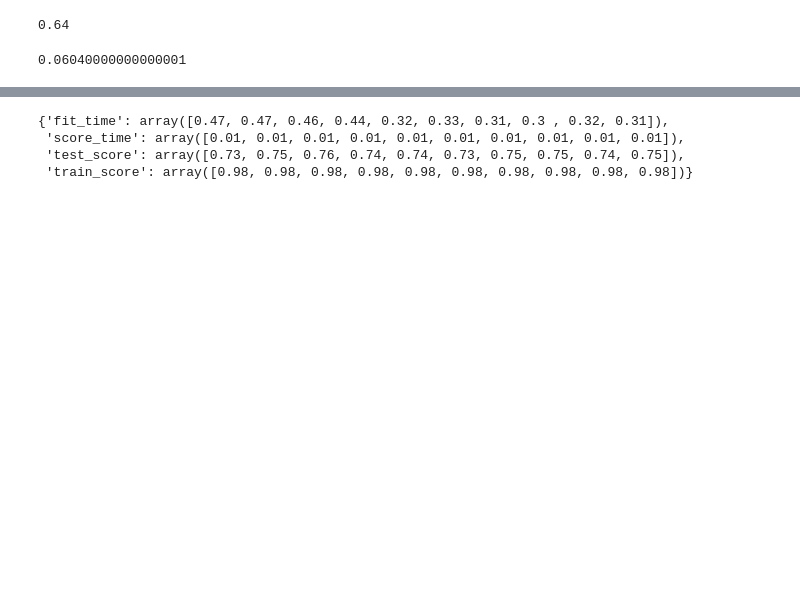
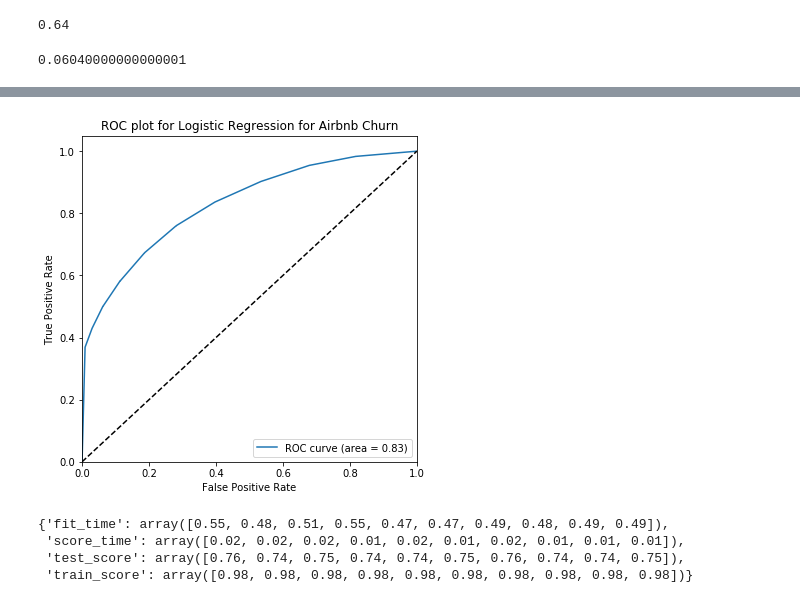
Before and after one commit to hyphaebeast/debugging-data-science, a Jupyter notebook: notebooks/airbnb_churn-part1.ipynb, the cells around one changed output, grey strips where cells are left out. Saved outputs shown, nothing was run; the diff lists cells and outputs as text; code cells hidden in the pictures; blank space fills up the shorter version.

```diff
--- a/notebooks/airbnb_churn-part1.ipynb
+++ b/notebooks/airbnb_churn-part1.ipynb
@@ -325,3 +369,26 @@ plt.show()
+# %%
+model = RandomForestClassifier()
+clf = model.fit(X_train, y_train)
+clf.score(X_test, y_test)
+
+y_pred = clf.predict(X_test)
+y_score = clf.predict_proba(X_test)
+
+
+fpr, tpr, thresholds = roc_curve(y_test, y_score[:, 1])
+
+plt.figure(figsize=(6, 6))
+plt.plot(fpr, tpr, label='ROC curve (area = %0.2f)' % auc(fpr, tpr))
+plt.plot([0, 1], [0, 1], 'k--')
+plt.xlim([0.0, 1.0])
+plt.ylim([0.0, 1.05])
+plt.xlabel('False Positive Rate')
+plt.ylabel('True Positive Rate')
+plt.title('ROC plot for Logistic Regression for Airbnb Churn')
+plt.legend(loc="lower right")
+plt.show()
+# %% [output]
+[figure, added]
 # %%
 def plot_roc(y_test, y_score):
     fpr, tpr, thresholds = roc_curve(y_test, y_score[:, 1])
@@ -341,7 +408,7 @@ scores = cross_validate(clf, X_train, y_train, return_train_score=True, cv=10)
 # %%
 scores
 # %% [output]
-{'fit_time': array([0.47, 0.47, 0.46, 0.44, 0.32, 0.33, 0.31, 0.3 , 0.32, 0.31]),
- 'score_time': array([0.01, 0.01, 0.01, 0.01, 0.01, 0.01, 0.01, 0.01, 0.01, 0.01]),
- 'test_score': array([0.73, 0.75, 0.76, 0.74, 0.74, 0.73, 0.75, 0.75, 0.74, 0.75]),
+{'fit_time': array([0.55, 0.48, 0.51, 0.55, 0.47, 0.47, 0.49, 0.48, 0.49, 0.49]),
+ 'score_time': array([0.02, 0.02, 0.02, 0.01, 0.02, 0.01, 0.02, 0.01, 0.01, 0.01]),
+ 'test_score': array([0.76, 0.74, 0.75, 0.74, 0.74, 0.75, 0.76, 0.74, 0.74, 0.75]),
  'train_score': array([0.98, 0.98, 0.98, 0.98, 0.98, 0.98, 0.98, 0.98, 0.98, 0.98])}
```
Also changed, not shown: parts of 33 cells of this notebook, 6 other files.
